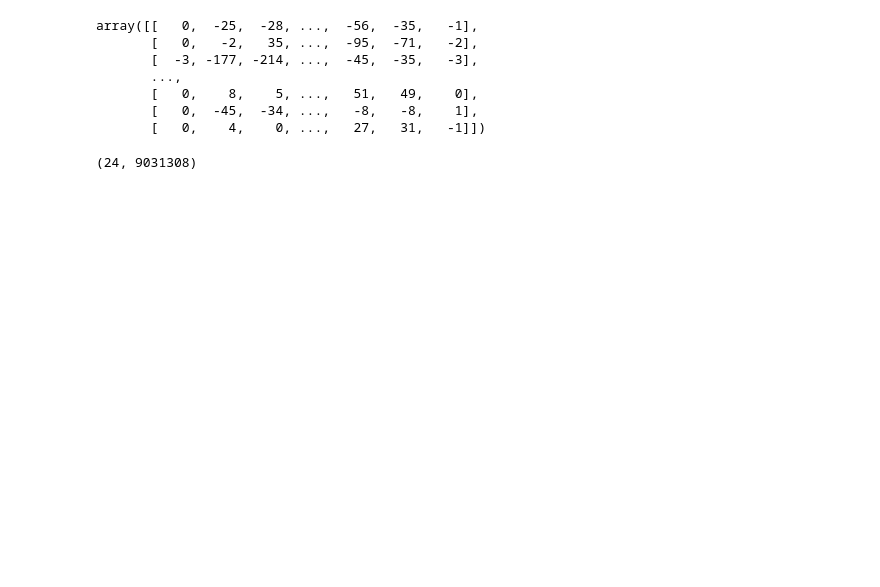
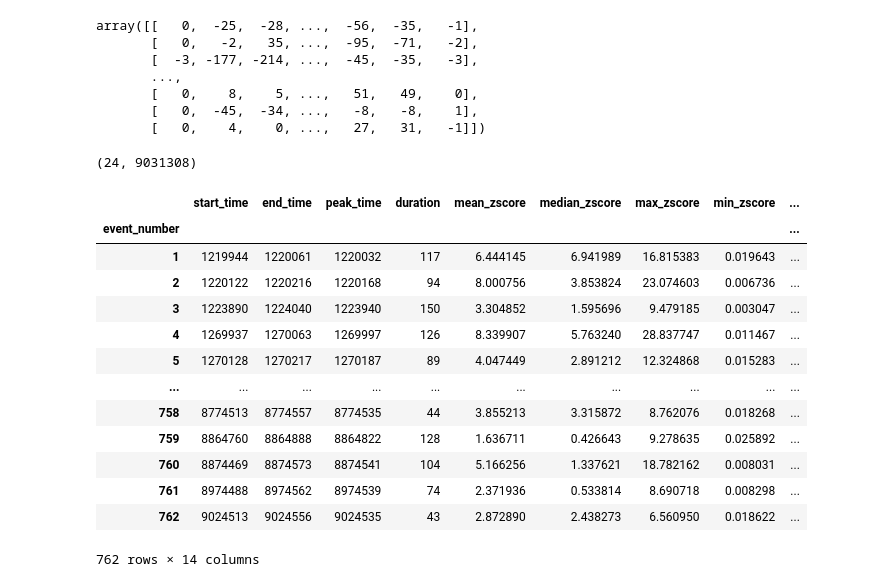
Before and after one commit to shauryagoyall/SWR-detection, a Jupyter notebook: SWR Detection.ipynb, the cells around one changed output. Drawn from its saved outputs; the diff is of its cells as text; code cells hidden in the pictures; blank space fills up the shorter version.

```diff
--- a/SWR Detection.ipynb
+++ b/SWR Detection.ipynb
@@ -40,6 +136,57 @@ array([[   0,  -25,  -28, ...,  -56,  -35,   -1],
        [   0,  -45,  -34, ...,   -8,   -8,    1],
        [   0,    4,    0, ...,   27,   31,   -1]])
 # %%
+
+NUMBER_OF_CHANNELS = 24
+SAMPLING_FREQUENCY = 1250 # Hz
+LFP_ERROR_THRESHOLD = 5000 # in mV
+# File path
+file_path = '/home/shaurya/Downloads/jc290-230223tetro_postsleep.eeg'
+
+lfps_values = []
+
+with open(file_path, 'r') as file:
+    for line in file:
+        values = [int(val) for val in line.split()]
+        lfps_values.extend(values)
+
+# Convert the list to a NumPy array
+lfps_flat = np.array(lfps_values, dtype=np.int64)
+lfps= lfps_flat.reshape(NUMBER_OF_CHANNELS, int(len(lfps_flat)/NUMBER_OF_CHANNELS))
+
+lfps[lfps > 5000] = 5000
+
+lfps.shape
+
+filtered_lfps = filter_ripple_band(lfps)
+filtered_lfps
+
 filtered_lfps.shape
 # %% [output]
 (24, 9031308)
+# %%
+Kay_ripple_times = Kay_ripple_detector(
+    np.arange(len(filtered_lfps[0,:])),
+    filtered_lfps[:,:].T,
+   np.squeeze( 0* np.ones( (1, len(filtered_lfps[0,:]))   )) , #speed
+    SAMPLING_FREQUENCY,
+    minimum_duration=18,  ## in 1250hz   0.015 in seconds
+    zscore_threshold=3.0,
+    smoothing_sigma=0.004,
+)
+display(Kay_ripple_times)
+# %% [output]
+|  | start_time | end_time | peak_time | duration | mean_zscore | median_zscore | max_zscore | min_zscore | ... |
+| event_number |  |  |  |  |  |  |  |  | ... |
+| 1 | 1219944 | 1220061 | 1220032 | 117 | 6.444145 | 6.941989 | 16.815383 | 0.019643 | ... |
+| 2 | 1220122 | 1220216 | 1220168 | 94 | 8.000756 | 3.853824 | 23.074603 | 0.006736 | ... |
+| 3 | 1223890 | 1224040 | 1223940 | 150 | 3.304852 | 1.595696 | 9.479185 | 0.003047 | ... |
+| 4 | 1269937 | 1270063 | 1269997 | 126 | 8.339907 | 5.763240 | 28.837747 | 0.011467 | ... |
+| 5 | 1270128 | 1270217 | 1270187 | 89 | 4.047449 | 2.891212 | 12.324868 | 0.015283 | ... |
+| ... | ... | ... | ... | ... | ... | ... | ... | ... | ... |
+| 758 | 8774513 | 8774557 | 8774535 | 44 | 3.855213 | 3.315872 | 8.762076 | 0.018268 | ... |
+| 759 | 8864760 | 8864888 | 8864822 | 128 | 1.636711 | 0.426643 | 9.278635 | 0.025892 | ... |
+| 760 | 8874469 | 8874573 | 8874541 | 104 | 5.166256 | 1.337621 | 18.782162 | 0.008031 | ... |
+| 761 | 8974488 | 8974562 | 8974539 | 74 | 2.371936 | 0.533814 | 8.690718 | 0.008298 | ... |
+| 762 | 9024513 | 9024556 | 9024535 | 43 | 2.872890 | 2.438273 | 6.560950 | 0.018622 | ... |
+762 rows × 14 columns
```
Also changed, not shown: parts of 23 cells of this notebook, 1 other file.
